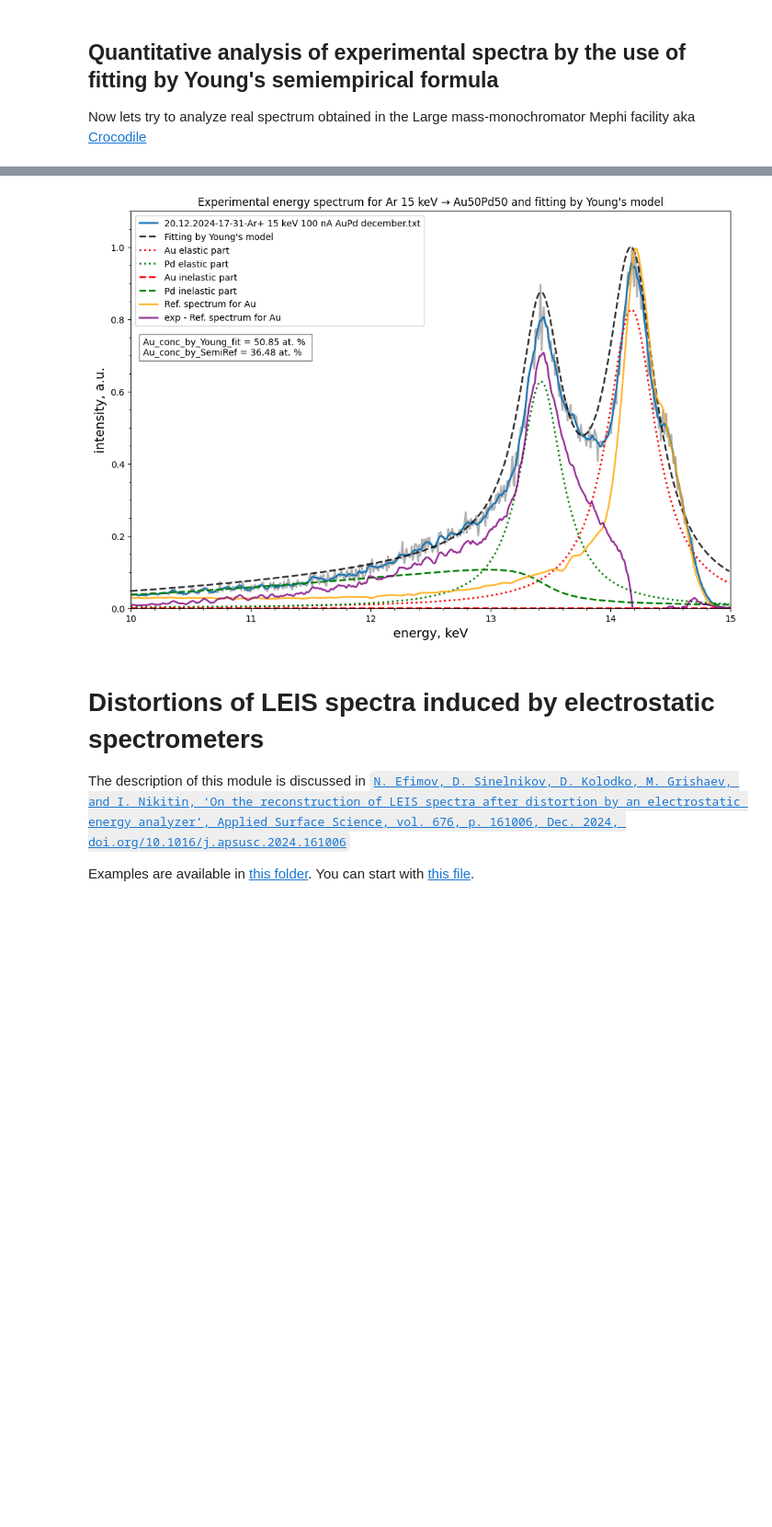
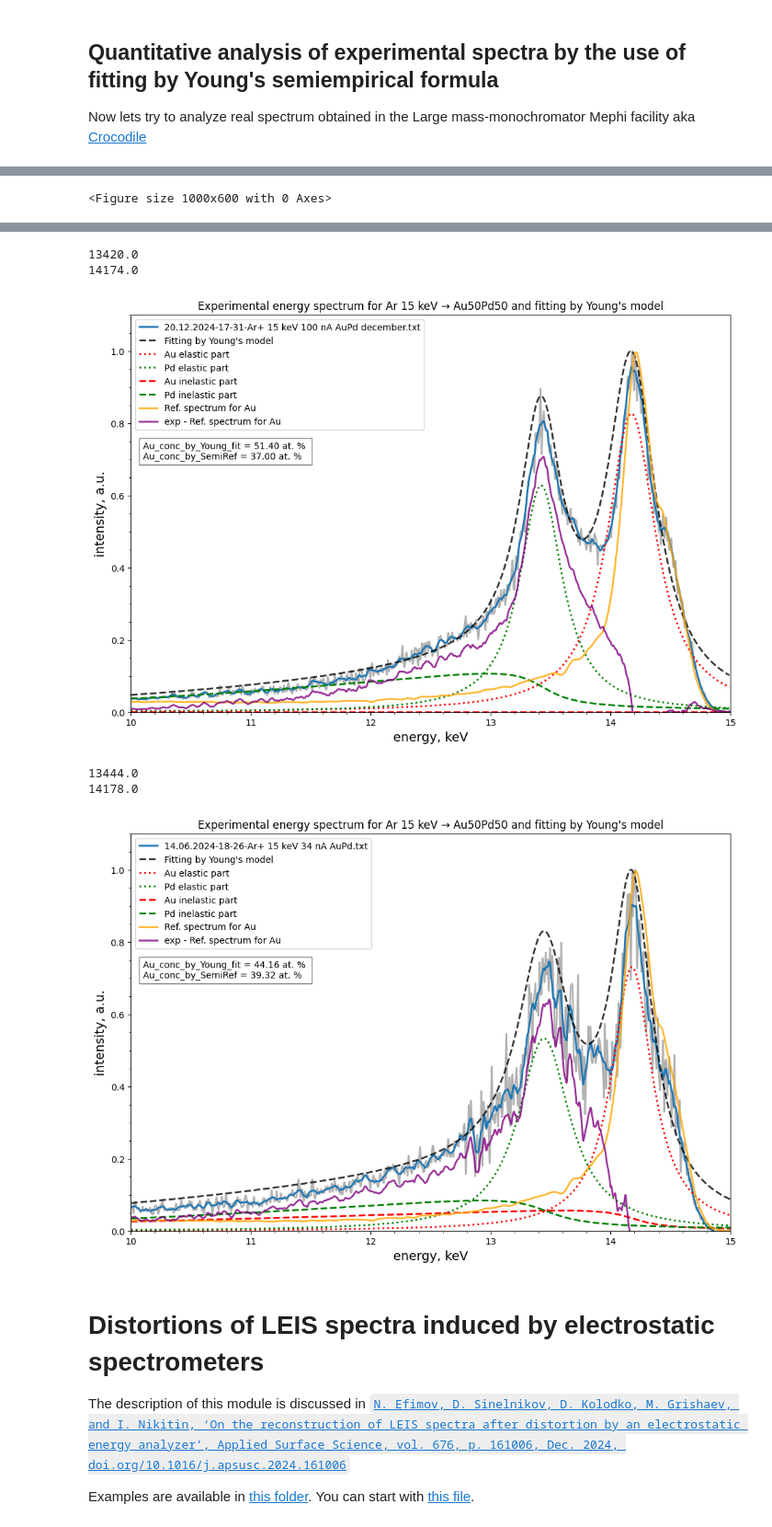
Before and after one commit to mauveferret/SpecRec, a Jupyter notebook: main_example.ipynb, the cells around one changed output, grey strips where cells are left out. Shown at 92% size. Cells and saved outputs as stored; diff of their text form; code cells hidden in the pictures; blank space fills up the shorter version.

```diff
--- a/main_example.ipynb
+++ b/main_example.ipynb
@@ -295,7 +295,10 @@ plt.figure(figsize=(10, 6))
 
 spectrum_path_Ne = next(path for path in exp_spectra if "15-07" in path)
 spectrum_path_Ar = next(path for path in exp_spectra if "17-31" in path)
-spectra = [spectrum_path_Ne, spectrum_path_Ar]
+spectrum_path_Ar2 = next(path for path in exp_spectra if "18-26" in path)
+
+spectra = [spectrum_path_Ne, spectrum_path_Ar, spectrum_path_Ar2]
+R = 0.01
 
 for spectrum_path in spectra:
     Emin = 10000
@@ -309,8 +312,8 @@ for spectrum_path in spectra:
     # calculate Au conc by SemiRef approach, where we sure normalized reference spectra to
     # separate signals of Au and Pd/ The quantification is done by the peak intensity of Au and Pd,
     # which are normalized to the sensitivity factors of Au and Pd
-    exp_Au_signal = leis.peak(reference_Au.spectrum_int[int(Emin/data.step):])*leis.get_sensitivity_factor(data.E0, data.incident_atom, "Au", data.scattering_angle, data.dTheta)
-    exp_Au_conc = exp_Au_signal/(exp_Au_signal+leis.peak(signal_Pd[int(Emin/data.step):])*leis.get_sensitivity_factor(data.E0, data.incident_atom, "Pd", data.scattering_angle, data.dTheta))*100
+    exp_Au_signal = leis.peak(reference_Au.spectrum_int[int(Emin/data.step):])*leis.get_sensitivity_factor(data.E0, data.incident_atom, "Au", data.scattering_angle, data.dTheta, R=R)
+    exp_Au_conc = exp_Au_signal/(exp_Au_signal+leis.peak(signal_Pd[int(Emin/data.step):])*leis.get_sensitivity_factor(data.E0, data.incident_atom, "Pd", data.scattering_angle, data.dTheta, R=R))*100
     box  = f"Au_conc_by_Young_fit = {young_fitting.get_concentration():.2f} at. % \nAu_conc_by_SemiRef = {exp_Au_conc:.2f} at. %"
 
     plt.figure(figsize=(12, 8))
@@ -342,5 +346,11 @@ for spectrum_path in spectra:
+<Figure size 1000x600 with 0 Axes>
 [figure]
+13420.0
+14174.0
 [figure]
+13444.0
+14178.0
+[figure, added]
 # %% [markdown]
 # Distortions of LEIS spectra induced by electrostatic spectrometers
 
```
Also changed, not shown: parts of 1 cell of this notebook, 2 other files.
